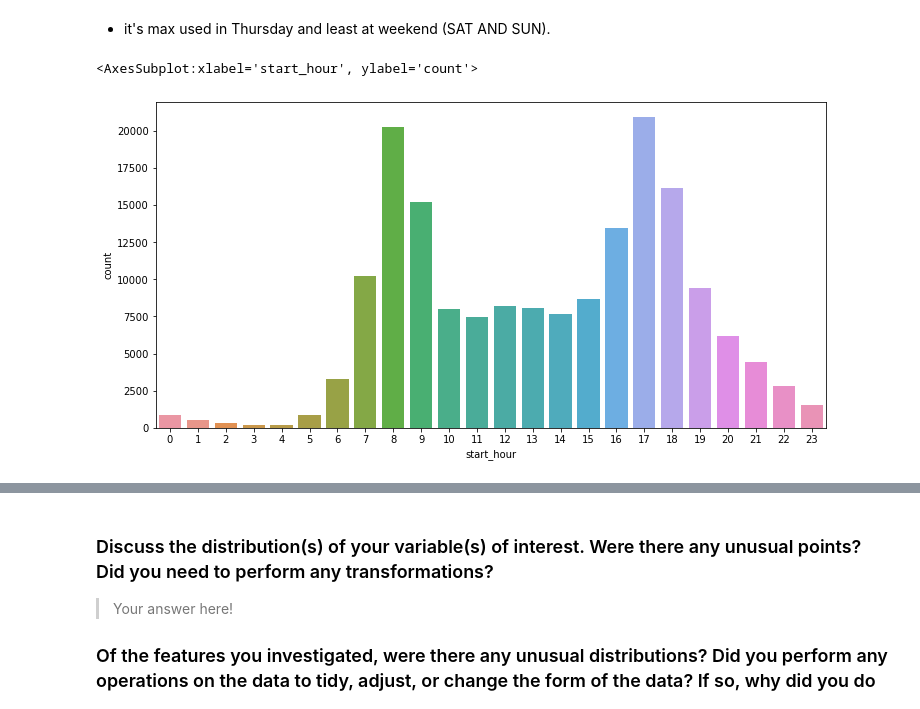
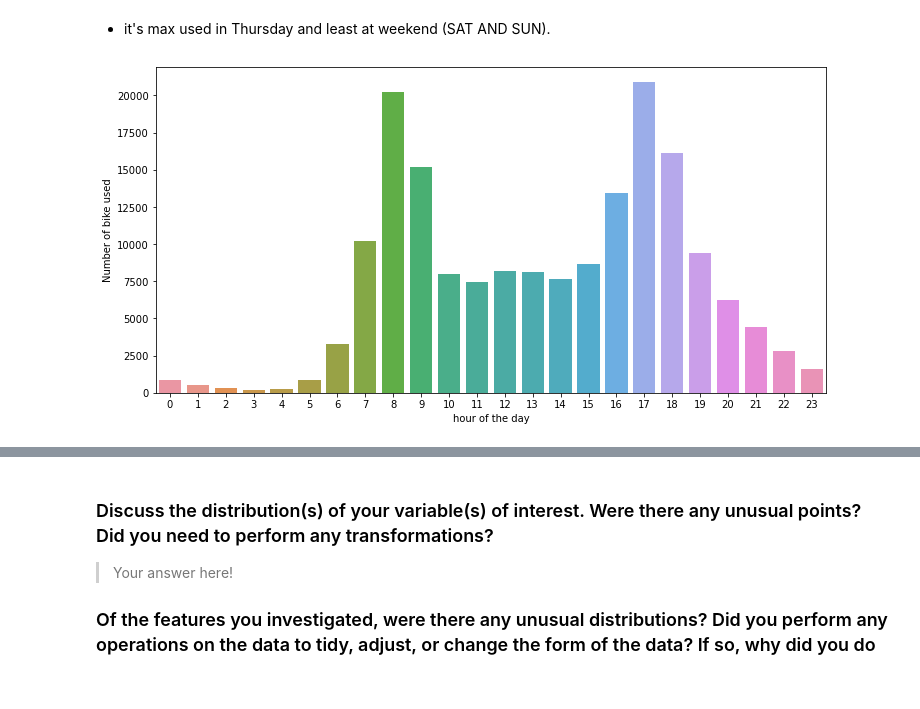
Before and after one commit to Theabdelkader/Communicate-Data-Findings-Ford-GoBike-System, a Jupyter notebook: exploration_template.ipynb, the cells around one changed output, grey strips where cells are left out. Drawn from its saved outputs; the diff is of its cells as text; code cells hidden in the pictures.

```diff
--- a/exploration_template.ipynb
+++ b/exploration_template.ipynb
@@ -316,6 +316,7 @@ you plan on investigating next.
 df['start_month']=df['start_time'].dt.strftime('%B')
 df['start_Weak_day']=df['start_time'].dt.strftime('%a')
 df['start_hour']=df['start_time'].dt.hour
+df['day_of_month']=df['start_time'].dt.strftime('%d')
 # %%
 df.start_month.nunique()
 # %% [output]
@@ -349,7 +352,7 @@ plt.ylabel('Number of bike used');
 # %%
 plt.figure(figsize=(12,6))
 sb.countplot(data=df, x='start_hour');
 plt.xlabel('hour of the day');
+plt.ylabel('Number of bike used');
 # %% [output]
-<AxesSubplot:xlabel='start_hour', ylabel='count'>
-[figure, old version]
+[figure, new version]
```
Also changed, not shown: parts of 4 cells of this notebook.
